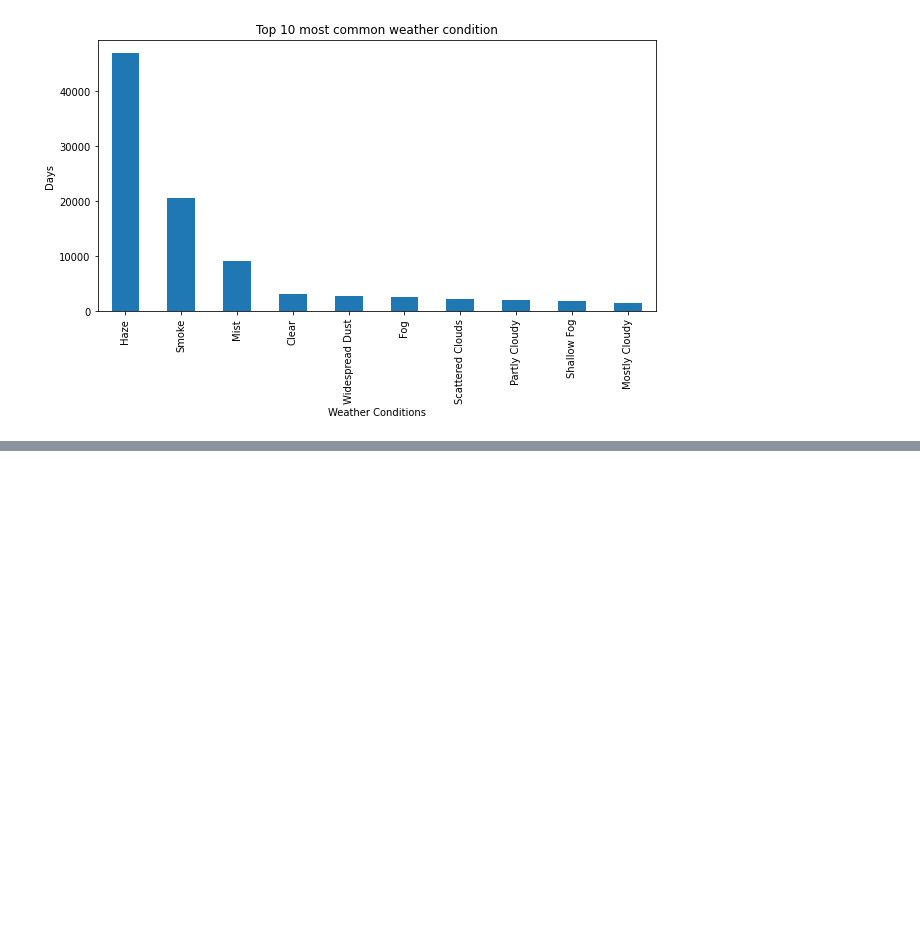
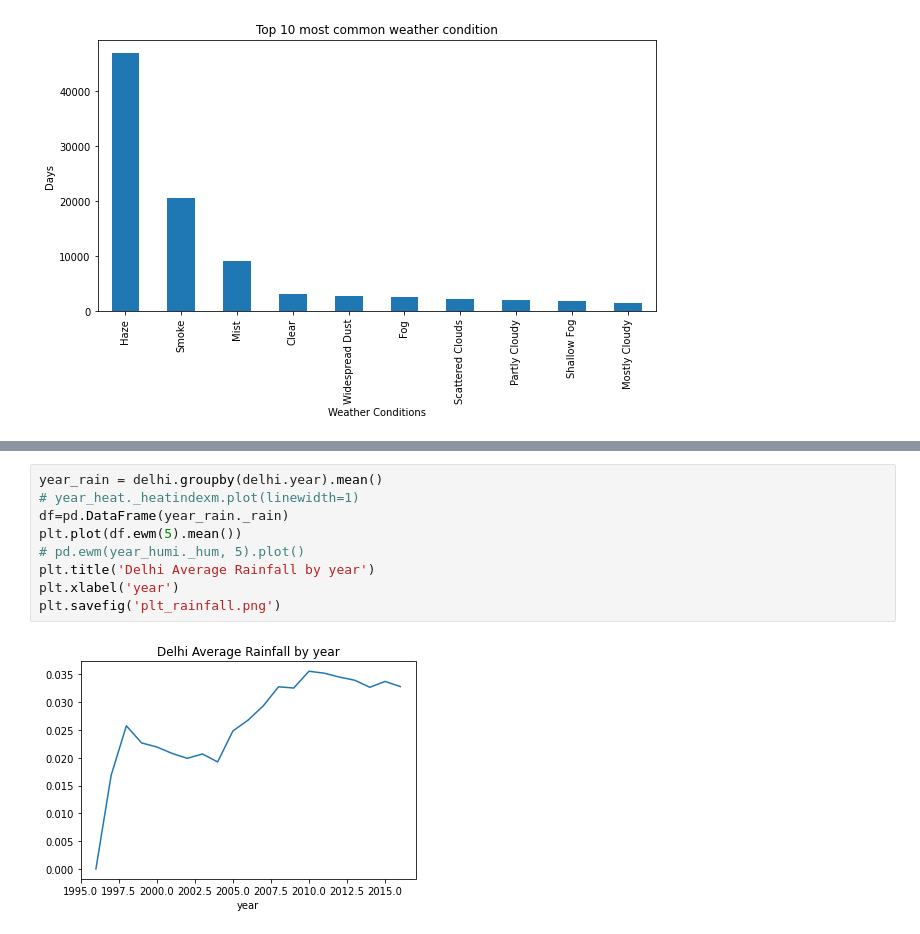
Before and after one commit to i-shitizkhanna/Time-Series-Forecasting, a Jupyter notebook: Exploratory_Analysis.ipynb, the cells around one changed output, grey strips where cells are left out. Drawn from its saved outputs; the diff is of its cells as text; blank space fills up the shorter version.

```diff
--- a/Exploratory_Analysis.ipynb
+++ b/Exploratory_Analysis.ipynb
@@ -152,0 +149,11 @@ delhi_new.isnull().sum()
+# %%
+year_rain = delhi.groupby(delhi.year).mean()
+# year_heat._heatindexm.plot(linewidth=1)
+df=pd.DataFrame(year_rain._rain)
+plt.plot(df.ewm(5).mean())
+# pd.ewm(year_humi._hum, 5).plot()
+plt.title('Delhi Average Rainfall by year')
+plt.xlabel('year')
+plt.savefig('plt_rainfall.png')
+# %% [output]
+[figure, added]
```
Also changed, not shown: parts of 19 cells of this notebook.
